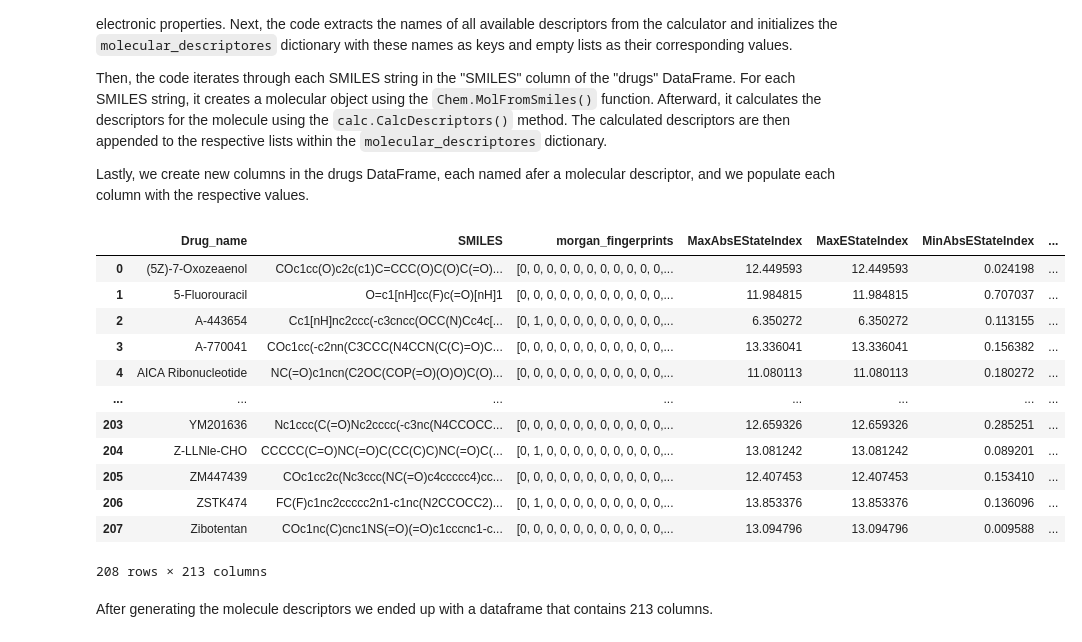
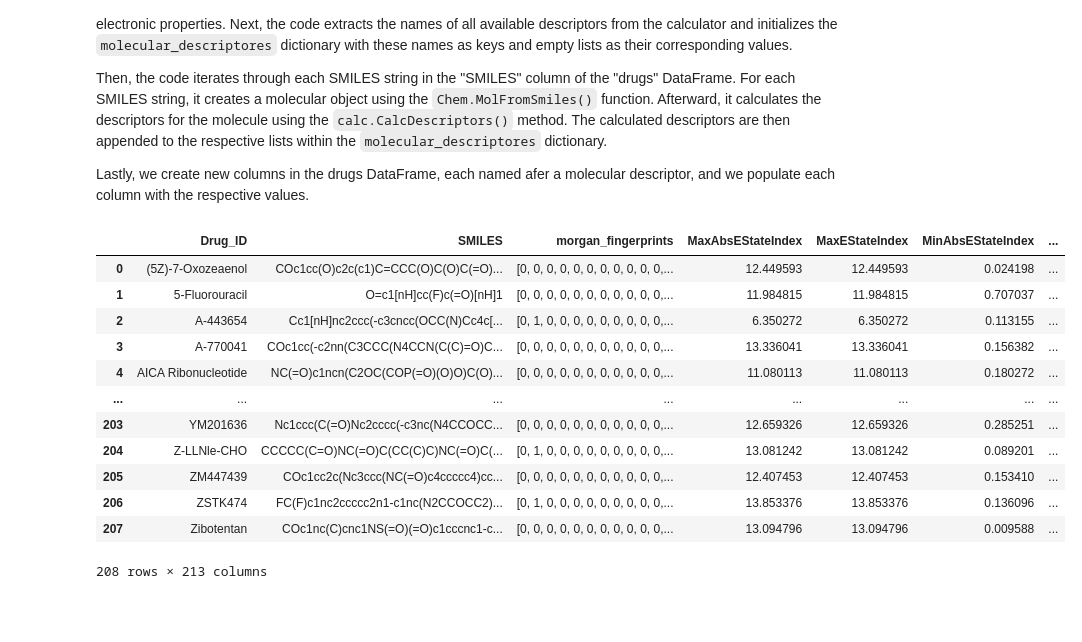
Before and after one commit to ricardofoliveira61/ML-data-analysis, a Jupyter notebook: GDSC1.ipynb, the cells around one changed output. Saved outputs shown, nothing was run; the diff lists cells and outputs as text; code cells hidden in the pictures; blank space fills up the shorter version.

Commit message:
[UPDATE] GDSC1.ipynb
Pre-processing of the dataset

```diff
--- a/GDSC1.ipynb
+++ b/GDSC1.ipynb
@@ -71,12 +71,12 @@ In order to download and load the dataset, we will use the `DrugRes` class from
 # %%
 # download/load of the dataset and conversion to pandas.dataframe
 data = DrugRes(name = 'GDSC1')
-dataframe = data.get_data()
+GDSC = data.get_data()
 # download/load the gene symbols of the transciptomic profile
 gene_symbols = data.get_gene_symbols()
 
 # dataframe visualization
-dataframe
+GDSC
 # %% [output]
 Found local copy...
 Loading...
@@ -426,8 +426,8 @@ As refered in the last section, drugs present on this dataset don't have useful
 # %%
 # extraction of the drug name and respective SMILES string from the original dataset
 drug_smile = {}
-for drug in np.unique(dataframe["Drug_ID"]):
-    drug_smile[drug] = np.unique(dataframe[dataframe["Drug_ID"] == drug]["Drug"])
+for drug in np.unique(GDSC["Drug_ID"]):
+    drug_smile[drug] = np.unique(GDSC[GDSC["Drug_ID"] == drug]["Drug"])
 
 # creation of canonicalized SMILES and removal of stereochemistry
 for drug, smile in drug_smile.items():
@@ -494,34 +494,36 @@ molecular_descriptores = {}
 # initialize the molecule descriptores class
 calc = MoleculeDescriptors.MolecularDescriptorCalculator([x[0] for x in Descriptors._descList])
 # extract all the moleculares descriptores names
 descriptor_names = calc.GetDescriptorNames()
 
 # initialize the moleculares descriptores with empty lists
 for name in descriptor_names:
     molecular_descriptores[name] = []
 
 # iterate over each compound and calculate its molecular descriptors
 for smiles in drugs["SMILES"].to_list():
 
     # create a molecule object from the smile
     mol = Chem.MolFromSmiles(smiles, sanitize=True)
 
     # Calculate  molecular descriptors
     descriptors = calc.CalcDescriptors(mol)
 
     # adds the molecule descriptors to the molecule descriptors dictionary
     for descriptor_name,value in zip(descriptor_names,descriptors):
         values = molecular_descriptores[descriptor_name]
         values.append(value)
         molecular_descriptores[descriptor_name] = values
 
 # adds the molecular descriptor and the respective values to the drugs dataframe
 for descriptor_name,values in molecular_descriptores.items():
     drugs[descriptor_name] = values
 
+
+drugs.rename(columns={'Drug_name': 'Drug_ID'}, inplace=True)
 drugs
 # %% [output]
-|  | Drug_name | SMILES | morgan_fingerprints | MaxAbsEStateIndex | MaxEStateIndex | MinAbsEStateIndex | ... |
+|  | Drug_ID | SMILES | morgan_fingerprints | MaxAbsEStateIndex | MaxEStateIndex | MinAbsEStateIndex | ... |
 | 0 | (5Z)-7-Oxozeaenol | COc1cc(O)c2c(c1)C=CCC(O)C(O)C(=O)... | [0, 0, 0, 0, 0, 0, 0, 0, 0, 0, 0,... | 12.449593 | 12.449593 | 0.024198 | ... |
 | 1 | 5-Fluorouracil | O=c1[nH]cc(F)c(=O)[nH]1 | [0, 0, 0, 0, 0, 0, 0, 0, 0, 0, 0,... | 11.984815 | 11.984815 | 0.707037 | ... |
 | 2 | A-443654 | Cc1[nH]nc2ccc(-c3cncc(OCC(N)Cc4c[... | [0, 1, 0, 0, 0, 0, 0, 0, 0, 0, 0,... | 6.350272 | 6.350272 | 0.113155 | ... |
@@ -534,5 +536,3 @@ drugs
 | 206 | ZSTK474 | FC(F)c1nc2ccccc2n1-c1nc(N2CCOCC2)... | [0, 1, 0, 0, 0, 0, 0, 0, 0, 0, 0,... | 13.853376 | 13.853376 | 0.136096 | ... |
 | 207 | Zibotentan | COc1nc(C)cnc1NS(=O)(=O)c1cccnc1-c... | [0, 0, 0, 0, 0, 0, 0, 0, 0, 0, 0,... | 13.094796 | 13.094796 | 0.009588 | ... |
 208 rows × 213 columns
-# %% [markdown]
-After generating the molecule descriptors we ended up with a dataframe that contains 213 columns.
```
Also changed, not shown: parts of 10 cells of this notebook.
